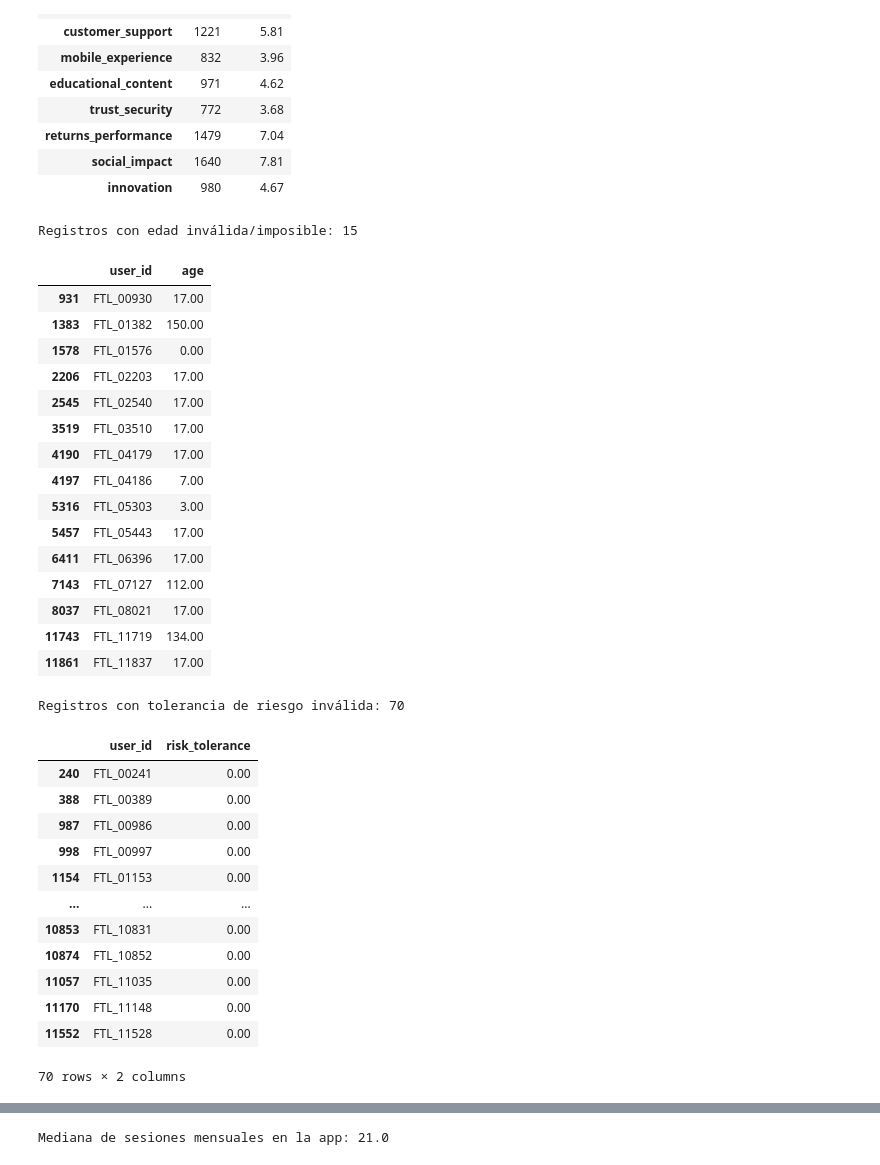
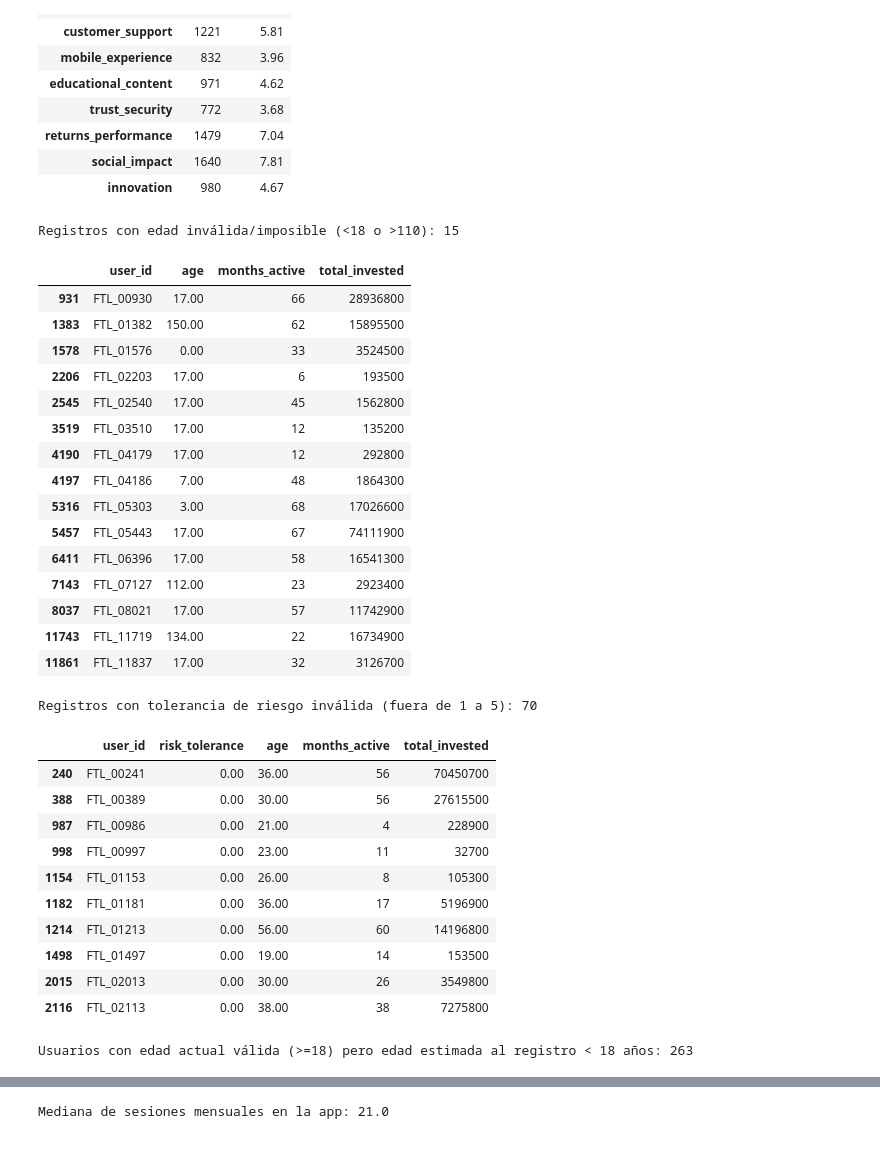
Before and after one commit to fcisternasg/fintual-card-marketing-analytics, a Jupyter notebook: Taller_Fintual.ipynb, the cells around one changed output, grey strips where cells are left out. Drawn from its saved outputs; the diff is of its cells as text; code cells hidden in the pictures.

```diff
--- a/Taller_Fintual.ipynb
+++ b/Taller_Fintual.ipynb
@@ -14,6 +14,8 @@ from sklearn.metrics import silhouette_score
 
 # Configuraciones de visualización
 pd.set_option("display.float_format", lambda x: f"{x:,.2f}")
+pd.set_option("display.max_columns", None)
+pd.set_option("display.width", 1000)
 sns.set_theme(style="whitegrid")
 # %%
 # Carga de los datos inicales
@@ -153,41 +155,48 @@ resumen_nulos(base_datos)
 # %%
 # Edades registradas que están fuera de 18 a 110
 edades_invalidas = usuarios[usuarios['age'].notnull() & ~usuarios['age'].between(18, 110)]
-print(f"Registros con edad inválida/imposible: {len(edades_invalidas)}")
-display(edades_invalidas[['user_id', 'age']])
+print(f"Registros con edad inválida/imposible (<18 o >110): {len(edades_invalidas)}")
+display(edades_invalidas[['user_id', 'age', 'months_active', 'total_invested']])
+
 # Tolerancia de riesgo fuera de 1 a 5
 tolerancia_invalidas = usuarios[usuarios['risk_tolerance'].notnull() & ~usuarios['risk_tolerance'].between(1, 5)]
-print(f"Registros con tolerancia de riesgo inválida: {len(tolerancia_invalidas)}")
-display(tolerancia_invalidas[['user_id', 'risk_tolerance']])
+print(f"Registros con tolerancia de riesgo inválida (fuera de 1 a 5): {len(tolerancia_invalidas)}")
+display(tolerancia_invalidas[['user_id', 'risk_tolerance', 'age', 'months_active', 'total_invested']].head(10))
+
+# Chequeo adicional de consistencia temporal: edad estimada al momento de registrarse (age - months_active/12 < 18)
+usuarios_unicos_temp = usuarios.drop_duplicates(subset='user_id')
+edades_validas_temp = usuarios_unicos_temp[usuarios_unicos_temp['age'].between(18, 110)].copy()
+edades_validas_temp['edad_al_registro'] = edades_validas_temp['age'] - (edades_validas_temp['months_active'] / 12.0)
+menores_al_registro = edades_validas_temp[edades_validas_temp['edad_al_registro'] < 18]
+print(f"Usuarios con edad actual válida (>=18) pero edad estimada al registro < 18 años: {len(menores_al_registro)}")
 # %% [output]
-Registros con edad inválida/imposible: 15
+Registros con edad inválida/imposible (<18 o >110): 15
-|  | user_id | age |
-| 931 | FTL_00930 | 17.00 |
-| 1383 | FTL_01382 | 150.00 |
-| 1578 | FTL_01576 | 0.00 |
-| 2206 | FTL_02203 | 17.00 |
-| 2545 | FTL_02540 | 17.00 |
-| 3519 | FTL_03510 | 17.00 |
-| 4190 | FTL_04179 | 17.00 |
-| 4197 | FTL_04186 | 7.00 |
-| 5316 | FTL_05303 | 3.00 |
-| 5457 | FTL_05443 | 17.00 |
-| 6411 | FTL_06396 | 17.00 |
-| 7143 | FTL_07127 | 112.00 |
-| 8037 | FTL_08021 | 17.00 |
-| 11743 | FTL_11719 | 134.00 |
-| 11861 | FTL_11837 | 17.00 |
+|  | user_id | age | months_active | total_invested |
+| 931 | FTL_00930 | 17.00 | 66 | 28936800 |
+| 1383 | FTL_01382 | 150.00 | 62 | 15895500 |
+| 1578 | FTL_01576 | 0.00 | 33 | 3524500 |
+| 2206 | FTL_02203 | 17.00 | 6 | 193500 |
+| 2545 | FTL_02540 | 17.00 | 45 | 1562800 |
+| 3519 | FTL_03510 | 17.00 | 12 | 135200 |
+| 4190 | FTL_04179 | 17.00 | 12 | 292800 |
+| 4197 | FTL_04186 | 7.00 | 48 | 1864300 |
+| 5316 | FTL_05303 | 3.00 | 68 | 17026600 |
+| 5457 | FTL_05443 | 17.00 | 67 | 74111900 |
+| 6411 | FTL_06396 | 17.00 | 58 | 16541300 |
+| 7143 | FTL_07127 | 112.00 | 23 | 2923400 |
+| 8037 | FTL_08021 | 17.00 | 57 | 11742900 |
+| 11743 | FTL_11719 | 134.00 | 22 | 16734900 |
+| 11861 | FTL_11837 | 17.00 | 32 | 3126700 |
-Registros con tolerancia de riesgo inválida: 70
+Registros con tolerancia de riesgo inválida (fuera de 1 a 5): 70
-|  | user_id | risk_tolerance |
-| 240 | FTL_00241 | 0.00 |
-| 388 | FTL_00389 | 0.00 |
-| 987 | FTL_00986 | 0.00 |
-| 998 | FTL_00997 | 0.00 |
-| 1154 | FTL_01153 | 0.00 |
-| ... | ... | ... |
-| 10853 | FTL_10831 | 0.00 |
-| 10874 | FTL_10852 | 0.00 |
-| 11057 | FTL_11035 | 0.00 |
-| 11170 | FTL_11148 | 0.00 |
-| 11552 | FTL_11528 | 0.00 |
+|  | user_id | risk_tolerance | age | months_active | total_invested |
+| 240 | FTL_00241 | 0.00 | 36.00 | 56 | 70450700 |
+| 388 | FTL_00389 | 0.00 | 30.00 | 56 | 27615500 |
+| 987 | FTL_00986 | 0.00 | 21.00 | 4 | 228900 |
+| 998 | FTL_00997 | 0.00 | 23.00 | 11 | 32700 |
+| 1154 | FTL_01153 | 0.00 | 26.00 | 8 | 105300 |
+| 1182 | FTL_01181 | 0.00 | 36.00 | 17 | 5196900 |
+| 1214 | FTL_01213 | 0.00 | 56.00 | 60 | 14196800 |
+| 1498 | FTL_01497 | 0.00 | 19.00 | 14 | 153500 |
+| 2015 | FTL_02013 | 0.00 | 30.00 | 26 | 3549800 |
+| 2116 | FTL_02113 | 0.00 | 38.00 | 38 | 7275800 |
-70 rows × 2 columns
+Usuarios con edad actual válida (>=18) pero edad estimada al registro < 18 años: 263
```
Also changed, not shown: parts of 62 cells of this notebook.
